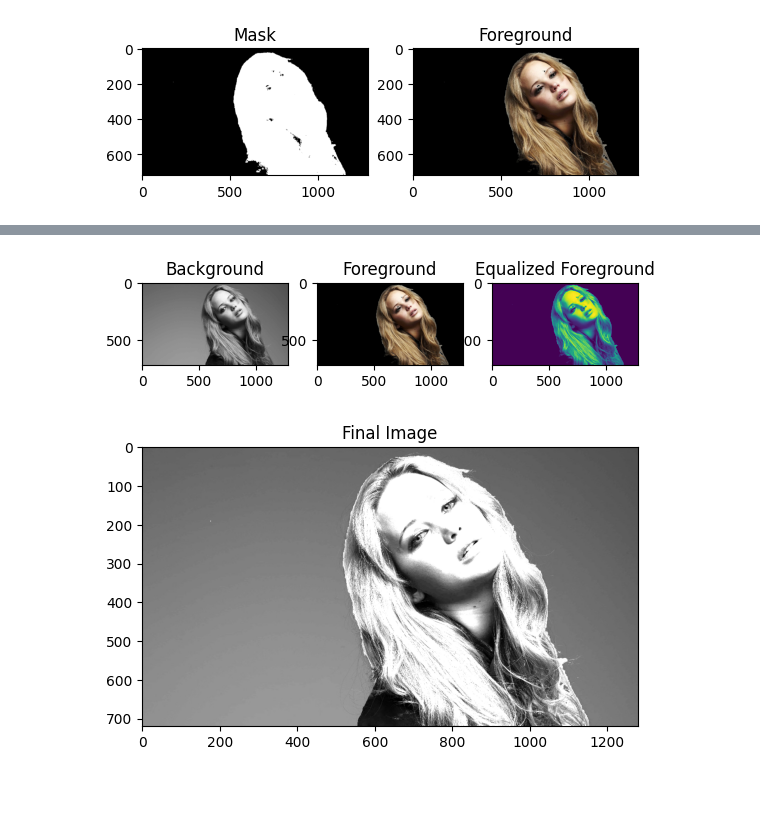
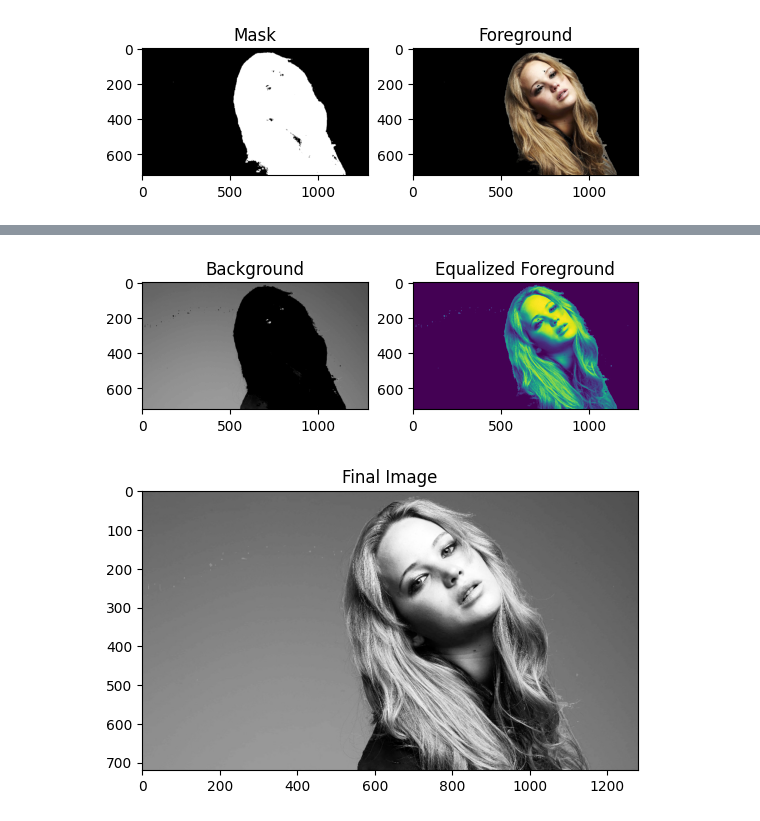
Before and after one commit to DHimeka/Image_Processing, a Jupyter notebook: Assignment/Q6_code.ipynb, the cells around one changed output, grey strips where cells are left out. Saved outputs shown, nothing was run; the diff lists cells and outputs as text; code cells hidden in the pictures; blank space fills up the shorter version.

```diff
--- a/Assignment/Q6_code.ipynb
+++ b/Assignment/Q6_code.ipynb
@@ -88,22 +88,25 @@ plt.show()
 # %%
+import cv2
+Threshold=15
+ret, mask = cv2.threshold(s, 11, 1, cv2.THRESH_BINARY)
+img=cv2.imread("(6).jpg",0)
+#extract background of the original image
+mask=1-mask
+img_back=cv2.bitwise_and(img,img,mask=mask)
 
-#extract background of the original image
-background=cv2.bitwise_and(img,img, mask= cv2.bitwise_not(mask))
-#convert background to gray scale
-background=cv2.cvtColor(background,cv2.COLOR_RGB2GRAY)
 
 #plot the background
-plt.subplot(131),plt.imshow(background,'gray'),plt.title('Background')
-plt.subplot(132),plt.imshow(cv2.bitwise_and(img,img, mask= mask)),plt.title('Foreground')
-plt.subplot(133),plt.imshow(equ),plt.title('Equalized Foreground')
+plt.subplot(121),plt.imshow(img_back,cmap="gray",vmin=0,vmax=255),plt.title('Background')
+#plt.subplot(132),plt.imshow(cv2.bitwise_and(img,img, mask= mask)),plt.title('Foreground')
+plt.subplot(122),plt.imshow(equ),plt.title('Equalized Foreground')
 plt.show()
 #add this to the equalized foreground
-final=cv2.add(equ,background)
+final=cv2.add(equ,img_back)
 #convert to rgb
 final=cv2.cvtColor(final,cv2.COLOR_GRAY2RGB)
 #display the final image
 plt.imshow(final),plt.title('Final Image')
 plt.show()
 # %% [output]
-[figure, old version]
+[figure, new version]
-[figure, old version]
+[figure, new version]
```
Also changed, not shown: parts of 3 cells of this notebook, 4 other files.
